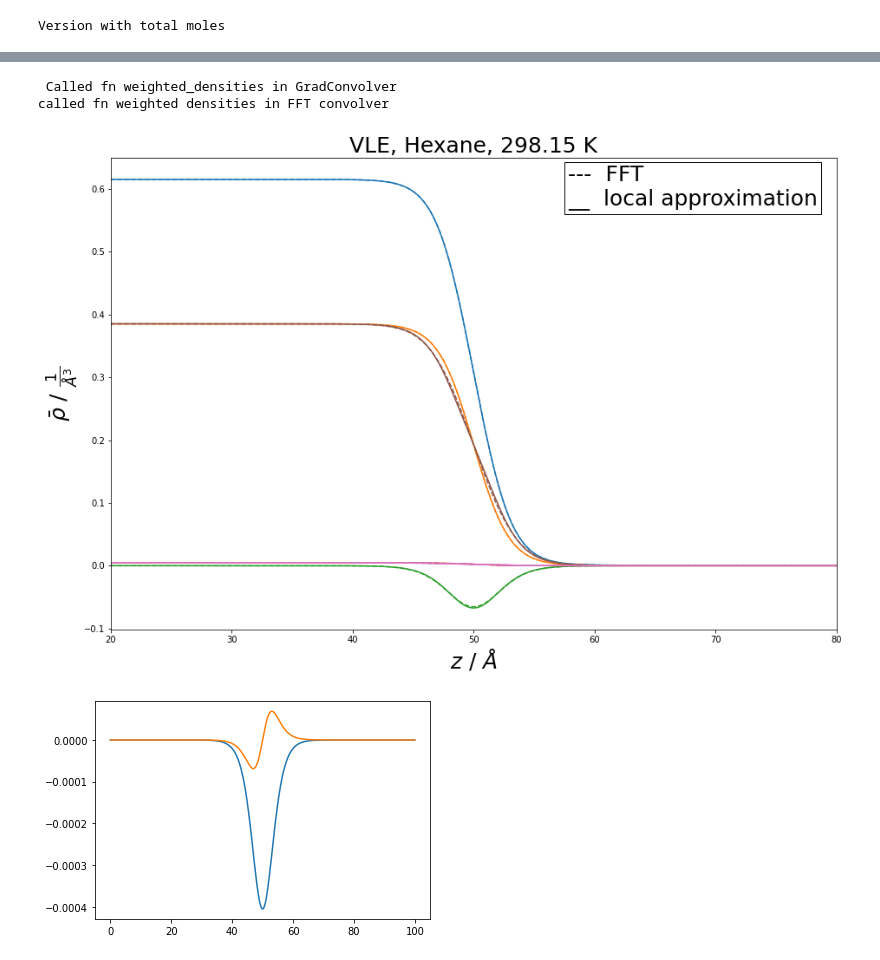
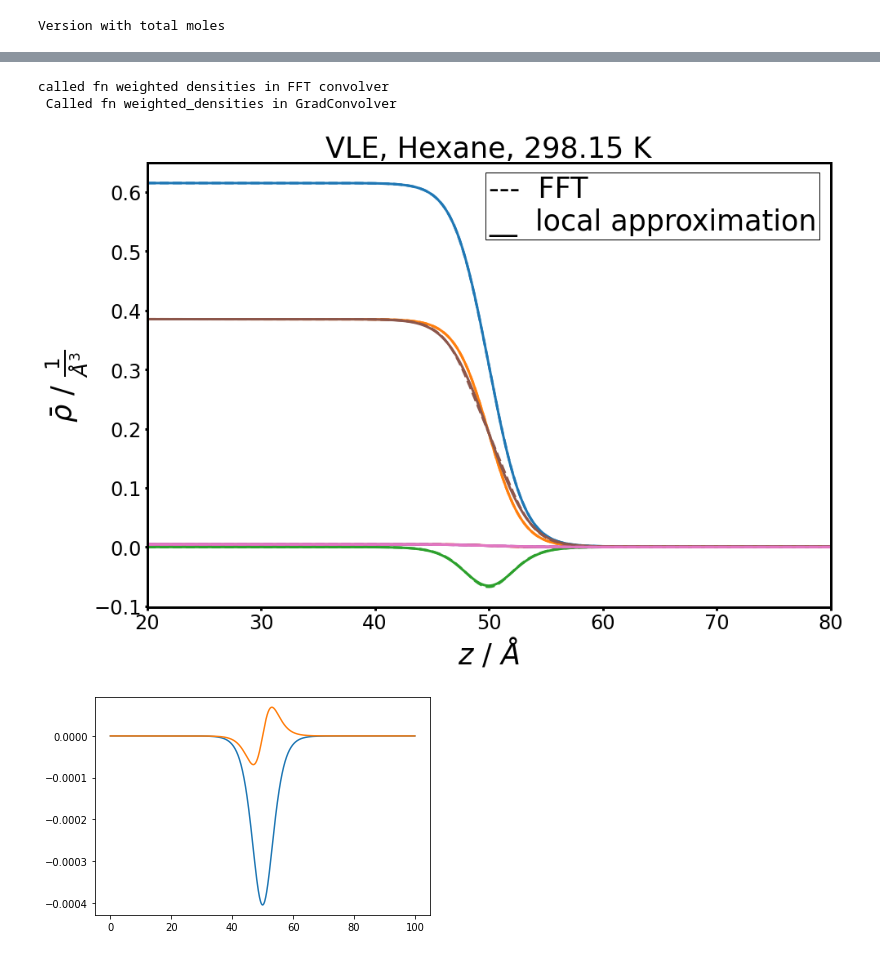
Before and after one commit to bbbursik/feos-pcsaft, a Jupyter notebook: examples/22-01-13-exampleDFT.ipynb, the cells around one changed output, grey strips where cells are left out. Drawn from its saved outputs; the diff is of its cells as text; code cells hidden in the pictures.

```diff
--- a/examples/22-01-13-exampleDFT.ipynb
+++ b/examples/22-01-13-exampleDFT.ipynb
@@ -40,7 +40,7 @@ vle
 # %%
 solver = DFTSolver(output=True).picard_iteration(tol=1.0e-8, beta=0.01, max_iter=30, log=True)#.picard_iteration(tol=1.0e-5, beta=0.01, max_iter=10).anderson_mixing(tol=1.0e-9,mmax=10)# # just write after one another
 # solver = DFTSolver(output=True).anderson_mixing(tol=1.0e-9,mmax=10, max_iter=50, beta=0.05)# # just write after one another
-interface = PlanarInterface.from_tanh(vle, 1024, 100 * ANGSTROM, t_crit, local_flag=1)
+interface = PlanarInterface.from_tanh(vle, 1024, 100 * ANGSTROM, t_crit, local_flag=2)
 #print(f'max density = {max(interface.density/MOL*METER**3)}' )
 density_init = interface.density
 # %% [output]
@@ -79,26 +90,37 @@ called fn weighted densities in FFT convolver
 # %%
 fig = plt.figure(figsize=[15,10])
+fontsize=35
 ax = plt.gca()
 for wds, wdsfft in zip(interface.weighted_densities, interface.weighted_densities_FFT):
     for i in range(len(wds)):
         color = next(ax._get_lines.prop_cycler)['color']
-        plt.plot(interface.z/ANGSTROM, wds[i,:], label=f'local wd, {i}', color=color)
-        plt.plot(interface.z/ANGSTROM, wdsfft[i,:], label=f'FFT wd, {i}',color=color, linestyle='--')#, marker='x')
+        plt.plot(interface.z/ANGSTROM, wds[i,:], label=f'local wd, {i}', color=color, linewidth=3)
+        plt.plot(interface.z/ANGSTROM, wdsfft[i,:], label=f'FFT wd, {i}',color=color, linestyle='--', linewidth=3)#, marker='x')
 plt.xlim([20,80])
-plt.title(f'VLE, Hexane, {temperature/KELVIN} K', fontsize=25)
-plt.ylabel(r'$\bar{\rho}$ / $\frac{1}{\AA^3}$', fontsize=25)
-plt.xlabel(r'$z$ / $\AA$', fontsize=25)
+plt.title(f'VLE, Hexane, {temperature/KELVIN} K', fontsize=fontsize)
+plt.ylabel(r'$\bar{\rho}$ / $\frac{1}{\AA^3}$', fontsize=fontsize)
+plt.xlabel(r'$z$ / $\AA$', fontsize=fontsize)
 # plt.legend()
 
+# change all spines
+for axis in ['top','bottom','left','right']:
+    ax.spines[axis].set_linewidth(3)
+
+# increase tick width
+ax.tick_params(width=3)
+
+ax.tick_params(axis='both', which='major', labelsize=24)
+ax.tick_params(axis='both', which='minor', labelsize=20)
+
 props = dict(facecolor='None')
-plt.text(0.63, 0.9, s='---  FFT \n__  local approximation', transform=ax.transAxes, fontsize=25, bbox=props)
+plt.text(0.5, 0.85, s='---  FFT \n__  local approximation', transform=ax.transAxes, fontsize=fontsize, bbox=props)
 # plt.text(0.65, 0.84,s='__  local approximation', transform=ax.transAxes, fontsize=25)
-# plt.savefig('wd_init_DFTvslocal_298K.png')
-plt.savefig('?.png')
+plt.savefig('wd_init_DFTvslocal_298K_font.png')
+# plt.savefig('?.png')
 # %% [output]
+called fn weighted densities in FFT convolver
  Called fn weighted_densities in GradConvolver
-called fn weighted densities in FFT convolver
-[figure, old version]
+[figure, new version]
 # %%
 for filename in glob.glob('*grad_rho.npy'):
     data = np.load(filename)
```
Also changed, not shown: parts of 9 cells of this notebook.
